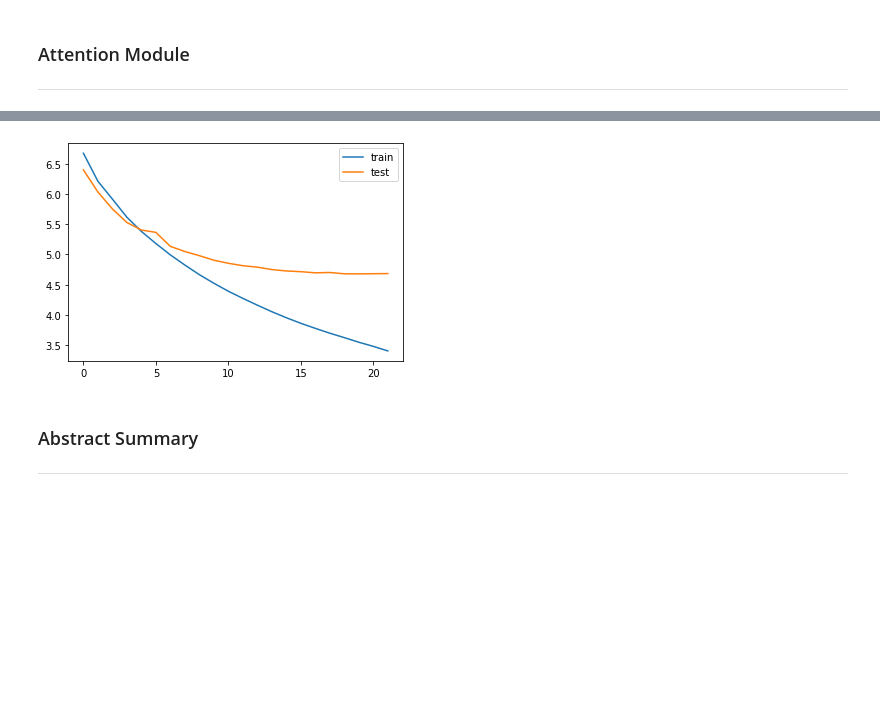
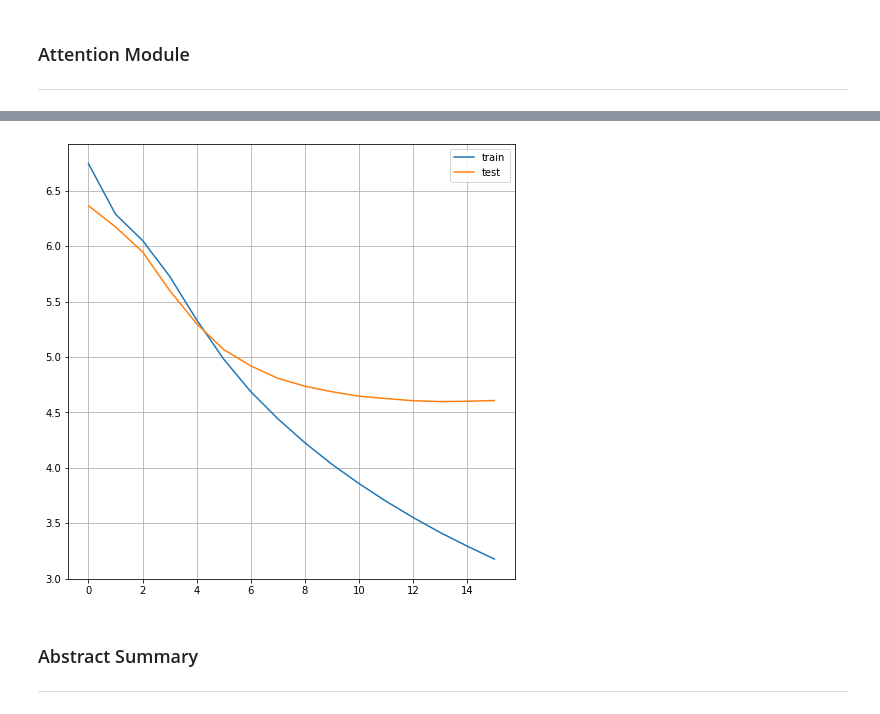
Before and after one commit to jujemu/Aiffel, a Jupyter notebook: EX/EX-7/[EX-7]news_summary.ipynb, the cells around one changed output, grey strips where cells are left out. Cells and saved outputs as stored; diff of their text form; code cells hidden in the pictures; blank space fills up the shorter version.

```diff
--- a/EX/EX-7/[EX-7]news_summary.ipynb
+++ b/EX/EX-7/[EX-7]news_summary.ipynb
@@ -1005,6 +1012,8 @@ headlines_max_len = 11
 # %%
 data = data[data['text'].apply(lambda x: len(x.split()) <= text_max_len)]
 data = data[data['headlines'].apply(lambda x: len(x.split()) <= headlines_max_len)]
+data.reset_index(inplace=True, drop=True)
+data_ = data
 
 len(data) # before len(data) = 94360
 # %% [output]
@@ -1271,7 +1280,7 @@ Trainable params: 10,387,951
 Non-trainable params: 0
 __________________________________________________________________________________________________
 # %%
-model.compile(optimizer='rmsprop', loss='sparse_categorical_crossentropy')
+model.compile(optimizer='adam', loss='sparse_categorical_crossentropy')
 es = EarlyStopping(monitor='val_loss', patience=2, verbose=1)
 history = model.fit(x=[enc_input_train, dec_input_train], y=dec_output_train, \
         validation_data=([enc_input_test, dec_input_test], dec_output_test), \
@@ -1297,10 +1306,13 @@ Epoch 00022: early stopping
 # %%
+plt.figure(figsize=(8, 8))
+
 plt.plot(history.history['loss'], label='train')
 plt.plot(history.history['val_loss'], label='test')
+plt.grid(True)
 plt.legend()
 plt.show()
 # %% [output]
-[figure, old version]
+[figure, new version]
 # %% [markdown]
 ### Abstract Summary
 ___
```
Also changed, not shown: parts of 25 cells of this notebook, 7 other files.
